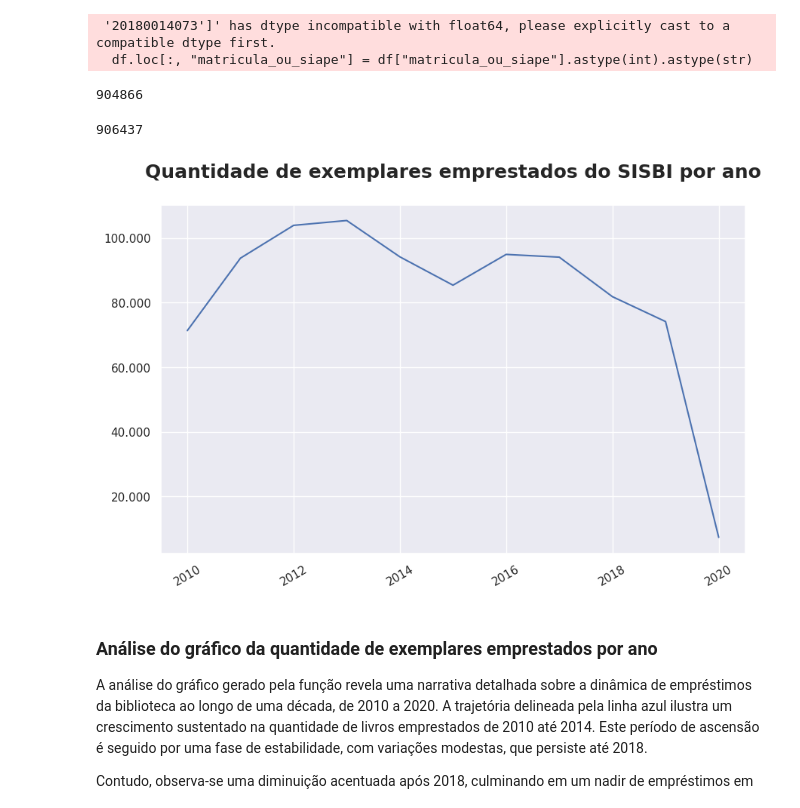
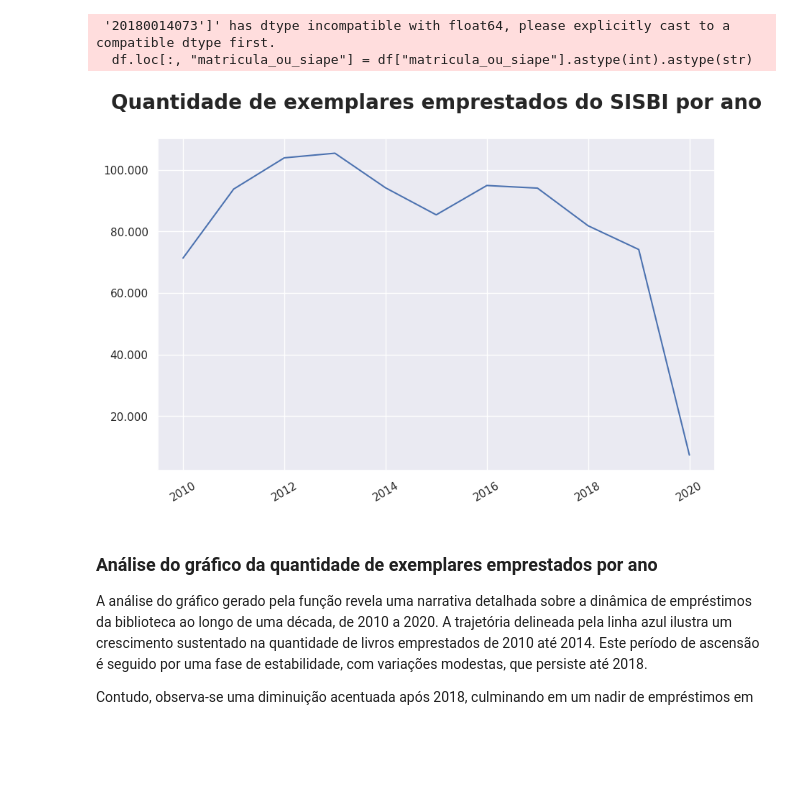
Before and after one commit to santannaflaercio/analise-dados-biblioteca, a Jupyter notebook: notebooks/analise_dos_dados.ipynb, the cells around one changed output. Drawn from its saved outputs; the diff is of its cells as text; code cells hidden in the pictures; blank space fills up the shorter version.

```diff
--- a/notebooks/analise_dos_dados.ipynb
+++ b/notebooks/analise_dos_dados.ipynb
@@ -75,16 +75,6 @@ df_final = adicionar_categoria(df_limpo)
 # %% [output]
  '20180014073']' has dtype incompatible with float64, please explicitly cast to a compatible dtype first.
   df.loc[:, "matricula_ou_siape"] = df["matricula_ou_siape"].astype(int).astype(str)
-# %%
-emprestimos = len(df_final["id_emprestimo"].drop_duplicates())
-emprestimos
-# %% [output]
-904866
-# %%
-exemplares = len(df_final)
-exemplares
-# %% [output]
-906437
 # %%
 emprestimos_data = pd.DataFrame(df_final["data_emprestimo"].value_counts().reset_index())
 emprestimos_data.columns = ["data", "quantidade"]
@@ -92,27 +82,27 @@ emprestimos_data["data"] = pd.to_datetime(emprestimos_data["data"])
 # %%
 # Configuração global do Seaborn
 sns.set_theme(context="notebook", style="darkgrid", palette="deep", font_scale=1, rc={"figure.figsize": (10, 6)})
 
 
 def plotar_grafico_linhas_total_emprestimos_por_ano(df):
     """Plota um gráfico de linhas com uma linha para cada ano."""
     ax = sns.lineplot(data=df, x="ano", y="quantidade")
     ax.set(xlabel=None, ylabel=None)
     ax.tick_params(axis="x", rotation=30)
     ax.yaxis.set_major_formatter(ticker.FuncFormatter(lambda x, _: format(int(x), ",").replace(",", ".")))
-    ax.set_title("Quantidade de exemplares emprestados do SISBI por ano" + "\n", size=18, loc="center", weight="bold")
+    ax.set_title("Quantidade de exemplares emprestados do SISBI por ano" + "\n", size=20, loc="center", weight="bold")
     plt.savefig("../images/grafico_emprestimos_por_ano.png")
 
 
 # Preparação dos dados
 emprestimos_por_ano = emprestimos_data.groupby(by=emprestimos_data.data.dt.year)["quantidade"].sum()
 emprestimos_por_ano = emprestimos_por_ano.reset_index()
 emprestimos_por_ano.columns = ["ano", "quantidade"]
 
 # Plotagem do gráfico
 plotar_grafico_linhas_total_emprestimos_por_ano(emprestimos_por_ano)
 # %% [output]
-[figure, old version]
+[figure, new version]
 # %% [markdown]
 ### Análise do gráfico da quantidade de exemplares emprestados por ano
 
```
Also changed, not shown: parts of 2 cells of this notebook, 2 other files.
